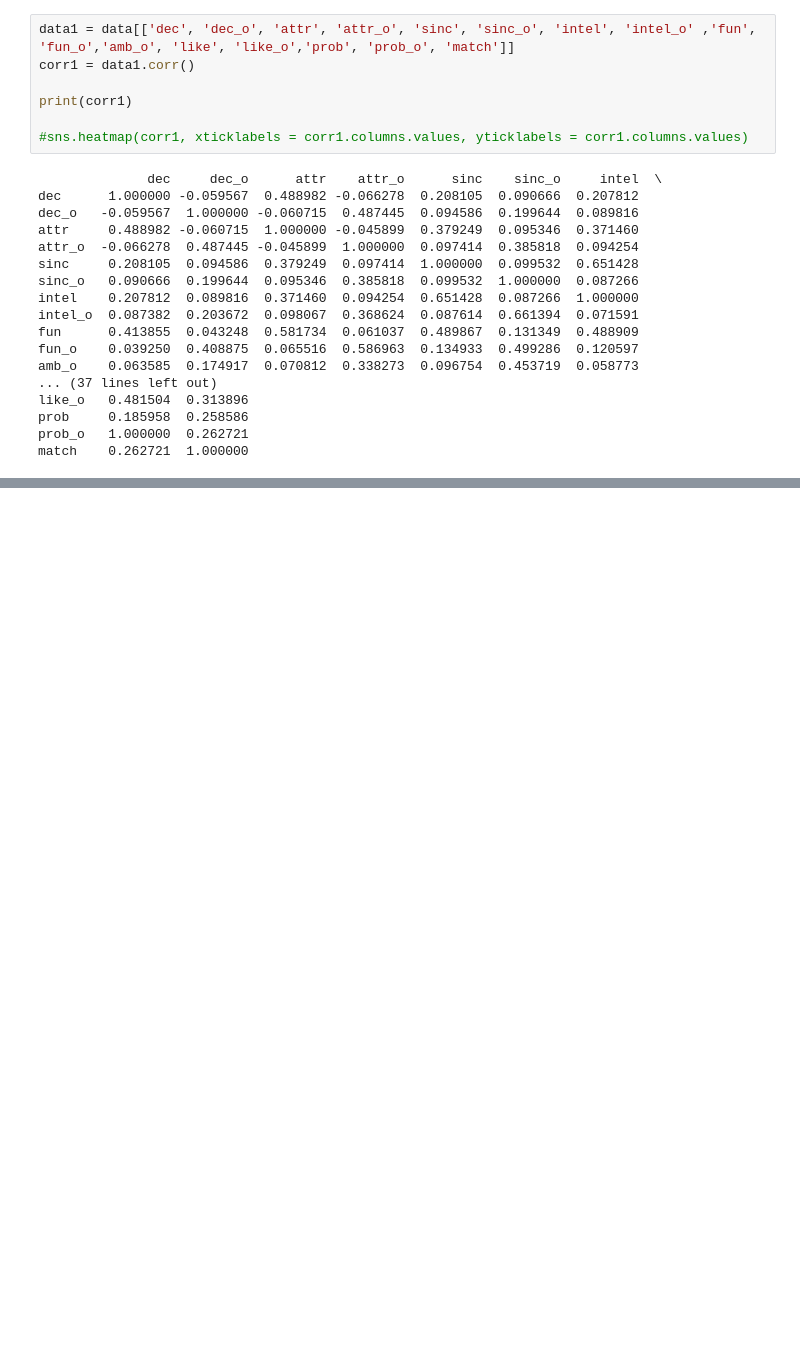
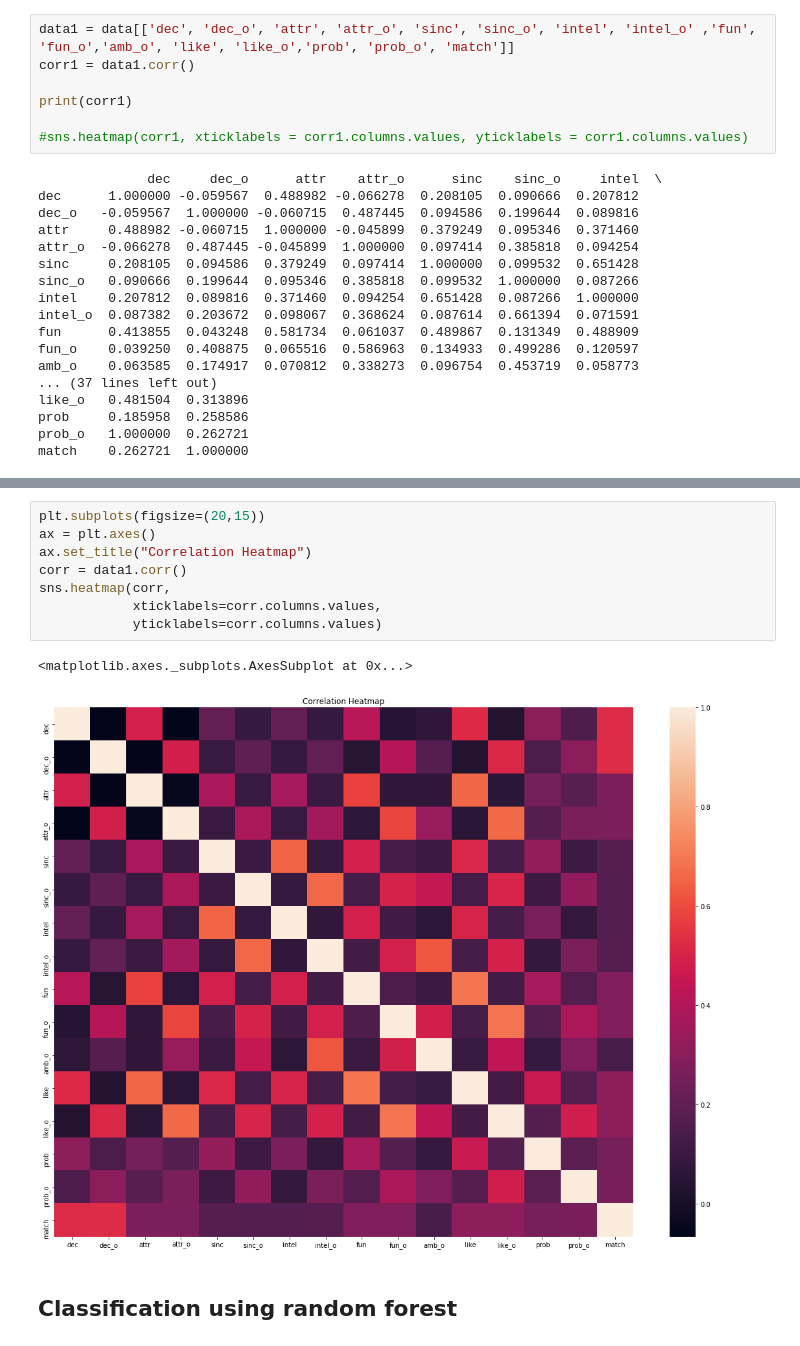
Before and after one commit to eyl1532/speed-dating-analysis, a Jupyter notebook: speed_dating.ipynb, the cells around one changed output, grey strips where cells are left out. Cells and saved outputs as stored; diff of their text form; blank space fills up the shorter version.

```diff
--- a/speed_dating.ipynb
+++ b/speed_dating.ipynb
@@ -123,0 +188,13 @@ Warnings:
+# %%
+plt.subplots(figsize=(20,15))
+ax = plt.axes()
+ax.set_title("Correlation Heatmap")
+corr = data1.corr()
+sns.heatmap(corr,
+            xticklabels=corr.columns.values,
+            yticklabels=corr.columns.values)
+# %% [output]
+<matplotlib.axes._subplots.AxesSubplot at 0x...>
+[figure, added]
+# %% [markdown]
+## Classification using random forest
```
Also changed, not shown: parts of 34 cells of this notebook.
